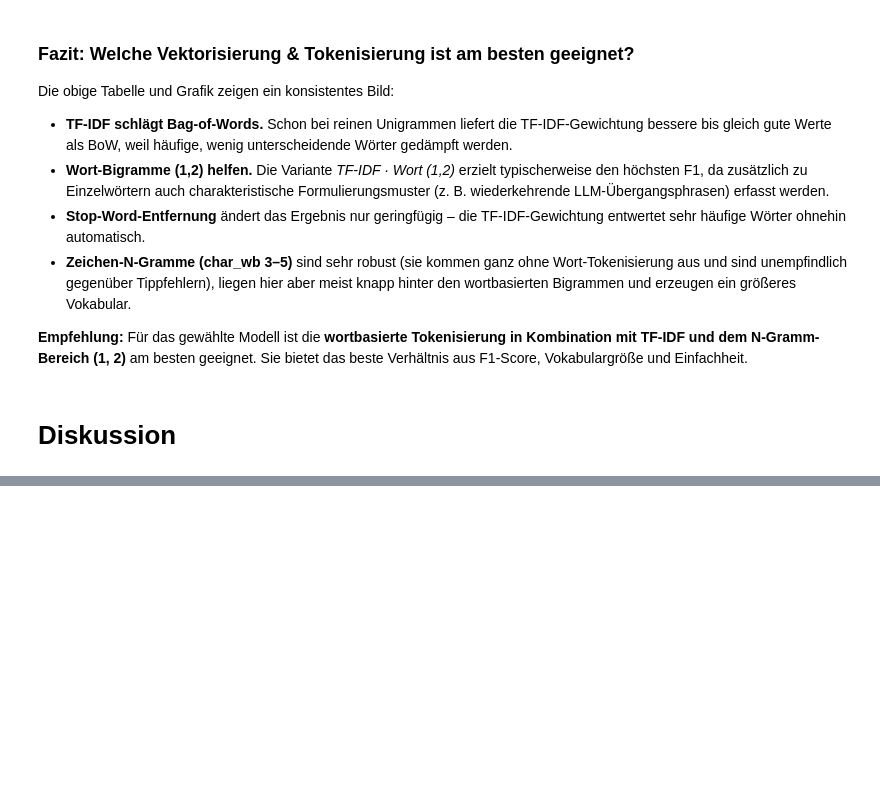
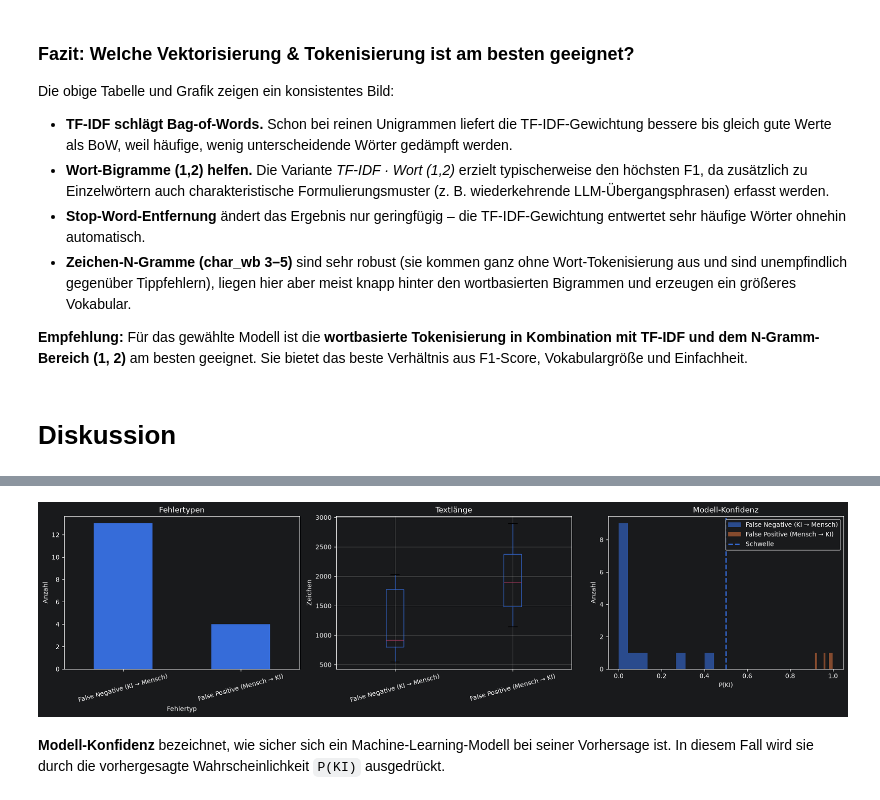
Before and after one commit to TheAmarok/Neue-Konzepte-Gruppe-9, a Jupyter notebook: Abgabe_Gruppe_9/Notebook.ipynb, the cells around one changed output, grey strips where cells are left out. Cells and saved outputs as stored; diff of their text form; code cells hidden in the pictures; blank space fills up the shorter version.

```diff
--- a/Abgabe_Gruppe_9/Notebook.ipynb
+++ b/Abgabe_Gruppe_9/Notebook.ipynb
@@ -3422,0 +3959,62 @@ plt.show()
+# %%
+# Eine Abbildung mit 3 nebeneinanderliegenden Diagrammen erzeugen
+fig, axs = plt.subplots(1, 3, figsize=(18, 5))
+
+# Anzahl der Fehlertypen als Balkendiagramm darstellen
+fehler_df["Fehlertyp"].value_counts().plot(
+    kind="bar",
+    ax=axs[0]
+)
+axs[0].set_title("Fehlertypen")
+axs[0].set_xlabel("Fehlertyp")
+axs[0].set_ylabel("Anzahl")
+axs[0].tick_params(axis="x", rotation=15)
+
+# Boxplot der Textlängen erzeugen
+fehler_df.boxplot(
+    column="Länge",
+    by="Fehlertyp",
+    ax=axs[1]
+)
+axs[1].set_title("Textlänge")
+axs[1].set_xlabel("")
+axs[1].set_ylabel("Zeichen")
+axs[1].tick_params(axis="x", rotation=15)
+
+# Automatisch erzeugten Titel entfernen
+fig.suptitle("")
+
+# Für jeden Fehlertyp ein Histogramm zeichnen
+for typ in fehler_df["Fehlertyp"].unique():
+    daten = fehler_df.loc[
+        fehler_df["Fehlertyp"] == typ,
+        "P(KI)"
+    ]
+    axs[2].hist(
+        daten,
+        bins=10,
+        alpha=0.6,
+        label=typ
+    )
+
+# Entscheidungsschwelle einzeichnen
+axs[2].axvline(
+    0.5,
+    linestyle="--",
+    linewidth=2,
+    label="Schwelle"
+)
+axs[2].set_title("Modell-Konfidenz")
+axs[2].set_xlabel("P(KI)")
+axs[2].set_ylabel("Anzahl")
+axs[2].legend()
+
+# Abstände automatisch anpassen
+plt.tight_layout()
+
+# Abbildung anzeigen
+plt.show()
+# %% [output]
+[figure, added]
+# %% [markdown]
+**Modell-Konfidenz** bezeichnet, wie sicher sich ein Machine-Learning-Modell bei seiner Vorhersage ist. In diesem Fall wird sie durch die vorhergesagte Wahrscheinlichkeit `P(KI)` ausgedrückt.
```
Also changed, not shown: parts of 88 cells of this notebook.
